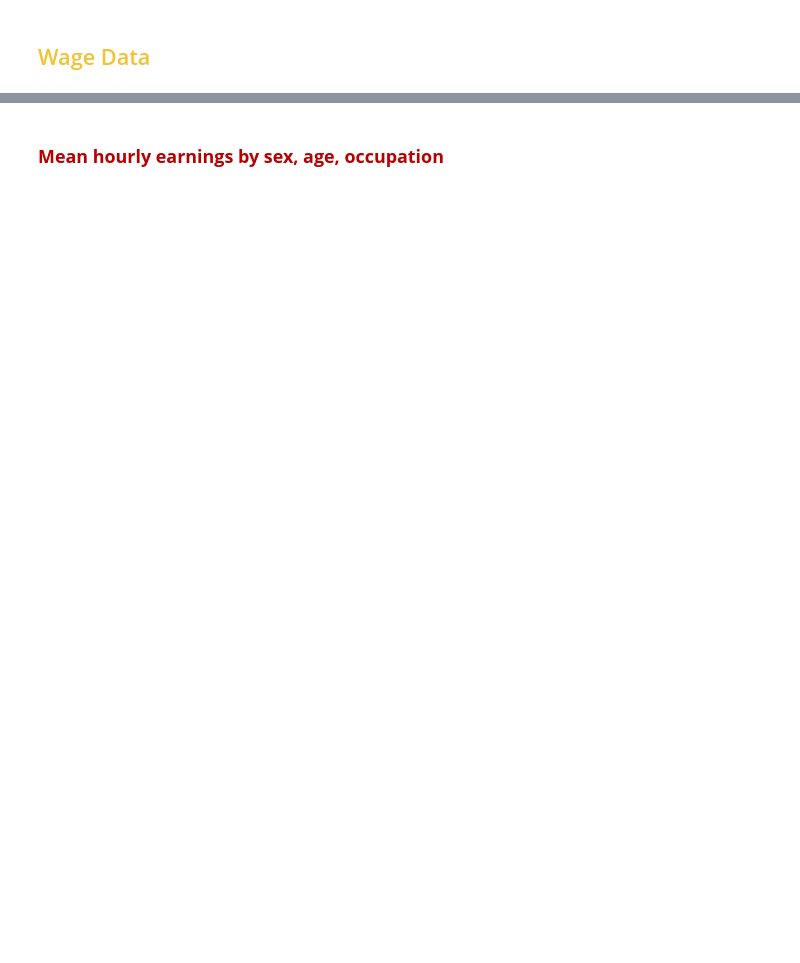
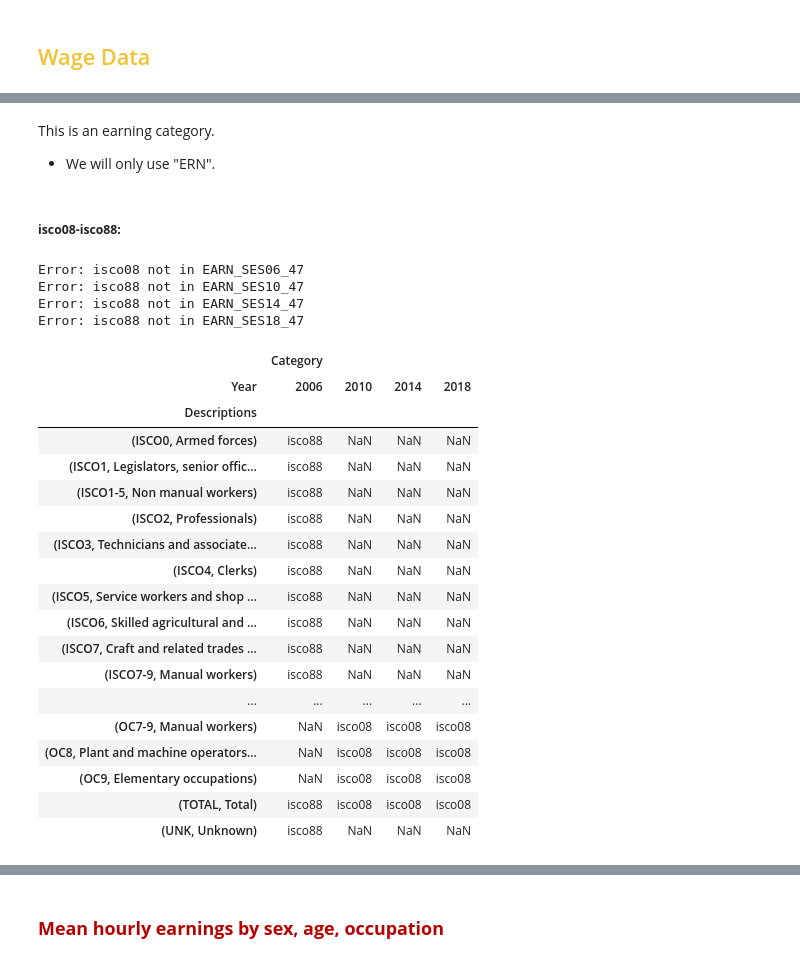
Before and after one commit to mehmetcandfx/Technology-Trade-Employment, a Jupyter notebook: Code/Data_Discovrery_Wages.ipynb, the cells around one changed output, grey strips where cells are left out. Cells and saved outputs as stored; diff of their text form; code cells hidden in the pictures; blank space fills up the shorter version.

```diff
--- a/Code/Data_Discovrery_Wages.ipynb
+++ b/Code/Data_Discovrery_Wages.ipynb
@@ -68,0 +166,31 @@ wages.cat_describer(EARN_SES_47).pivot(index="Category", columns=["Dataset","Yea
+# %% [markdown]
+This is an earning category.
+* We will only use "ERN".
+# %% [markdown]
+##### **isco08-isco88:**
+# %%
+wages.cat_describer(EARN_SES_47,['isco08','isco88']).pivot(index="Descriptions", columns=["Year"], values=["Category"])
+# %% [output]
+Error: isco08 not in EARN_SES06_47
+Error: isco88 not in EARN_SES10_47
+Error: isco88 not in EARN_SES14_47
+Error: isco88 not in EARN_SES18_47
+|  | Category |  |  |  |
+| Year | 2006 | 2010 | 2014 | 2018 |
+| Descriptions |  |  |  |  |
+| (ISCO0, Armed forces) | isco88 | NaN | NaN | NaN |
+| (ISCO1, Legislators, senior offic... | isco88 | NaN | NaN | NaN |
+| (ISCO1-5, Non manual workers) | isco88 | NaN | NaN | NaN |
+| (ISCO2, Professionals) | isco88 | NaN | NaN | NaN |
+| (ISCO3, Technicians and associate... | isco88 | NaN | NaN | NaN |
+| (ISCO4, Clerks) | isco88 | NaN | NaN | NaN |
+| (ISCO5, Service workers and shop ... | isco88 | NaN | NaN | NaN |
+| (ISCO6, Skilled agricultural and ... | isco88 | NaN | NaN | NaN |
+| (ISCO7, Craft and related trades ... | isco88 | NaN | NaN | NaN |
+| (ISCO7-9, Manual workers) | isco88 | NaN | NaN | NaN |
+| ... | ... | ... | ... | ... |
+| (OC7-9, Manual workers) | NaN | isco08 | isco08 | isco08 |
+| (OC8, Plant and machine operators... | NaN | isco08 | isco08 | isco08 |
+| (OC9, Elementary occupations) | NaN | isco08 | isco08 | isco08 |
+| (TOTAL, Total) | isco88 | isco08 | isco08 | isco08 |
+| (UNK, Unknown) | isco88 | NaN | NaN | NaN |
```
Also changed, not shown: parts of 63 cells of this notebook, 5 other files.
